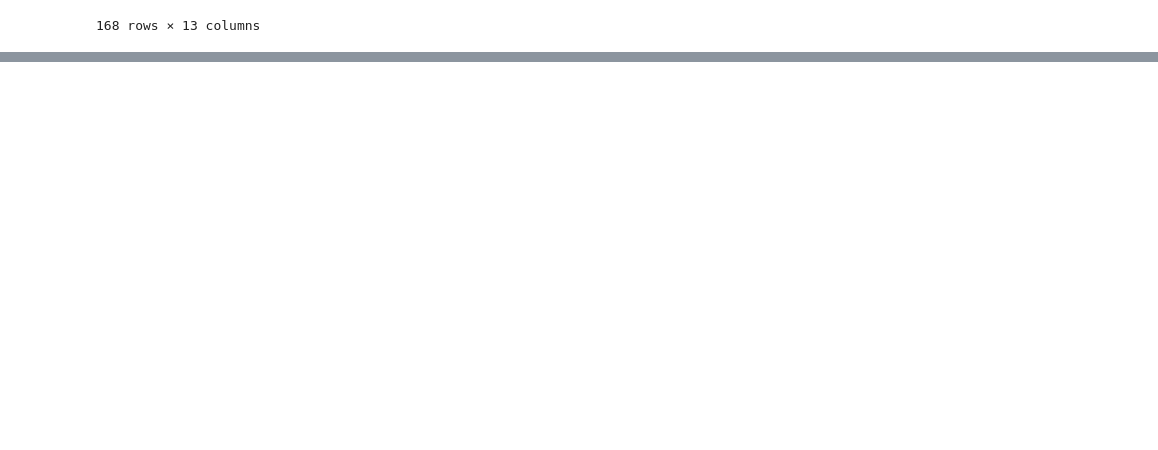
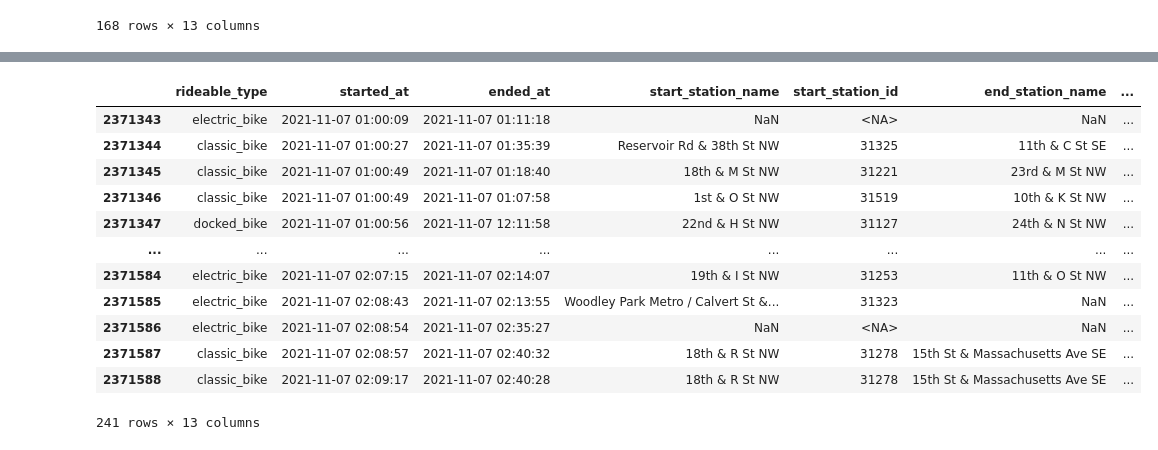
Before and after one commit to airsahin/Capital-Bike-Share, a Jupyter notebook: capital_bike_share.ipynb, the cells around one changed output, grey strips where cells are left out. Saved outputs shown, nothing was run; the diff lists cells and outputs as text; code cells hidden in the pictures; blank space fills up the shorter version.

```diff
--- a/capital_bike_share.ipynb
+++ b/capital_bike_share.ipynb
@@ -865,0 +870,5 @@ df_filtered
+# %%
+# Filter rides between the specified datetime range
+df_filtered = df[(df['started_at'] >= '2021-11-07 01:00:00') & (df['started_at'] <= '2021-11-07 02:10:00')]
+
+df_filtered.info()
@@ -865,0 +896,16 @@ df_filtered
+# %%
+df_filtered
+# %% [output]
+|  | rideable_type | started_at | ended_at | start_station_name | start_station_id | end_station_name | ... |
+| 2371343 | electric_bike | 2021-11-07 01:00:09 | 2021-11-07 01:11:18 | NaN | <NA> | NaN | ... |
+| 2371344 | classic_bike | 2021-11-07 01:00:27 | 2021-11-07 01:35:39 | Reservoir Rd & 38th St NW | 31325 | 11th & C St SE | ... |
+| 2371345 | classic_bike | 2021-11-07 01:00:49 | 2021-11-07 01:18:40 | 18th & M St NW | 31221 | 23rd & M St NW | ... |
+| 2371346 | classic_bike | 2021-11-07 01:00:49 | 2021-11-07 01:07:58 | 1st & O St NW | 31519 | 10th & K St NW | ... |
+| 2371347 | docked_bike | 2021-11-07 01:00:56 | 2021-11-07 12:11:58 | 22nd & H St NW | 31127 | 24th & N St NW | ... |
+| ... | ... | ... | ... | ... | ... | ... | ... |
+| 2371584 | electric_bike | 2021-11-07 02:07:15 | 2021-11-07 02:14:07 | 19th & I St NW | 31253 | 11th & O St NW | ... |
+| 2371585 | electric_bike | 2021-11-07 02:08:43 | 2021-11-07 02:13:55 | Woodley Park Metro / Calvert St &... | 31323 | NaN | ... |
+| 2371586 | electric_bike | 2021-11-07 02:08:54 | 2021-11-07 02:35:27 | NaN | <NA> | NaN | ... |
+| 2371587 | classic_bike | 2021-11-07 02:08:57 | 2021-11-07 02:40:32 | 18th & R St NW | 31278 | 15th St & Massachusetts Ave SE | ... |
+| 2371588 | classic_bike | 2021-11-07 02:09:17 | 2021-11-07 02:40:28 | 18th & R St NW | 31278 | 15th St & Massachusetts Ave SE | ... |
+241 rows × 13 columns
```
Also changed, not shown: parts of 68 cells of this notebook.
